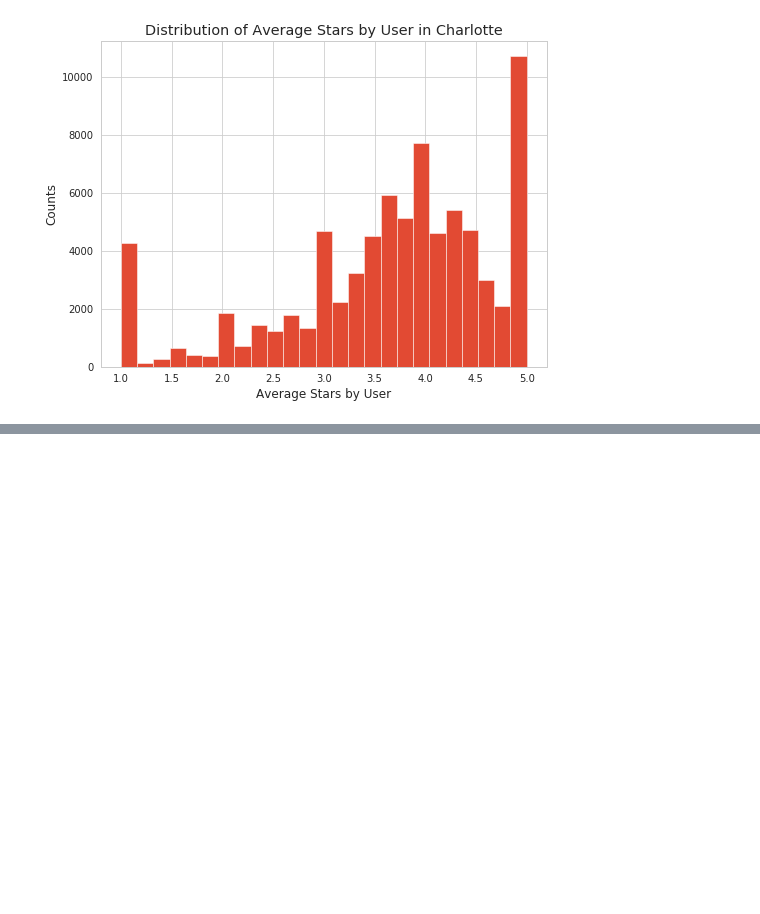
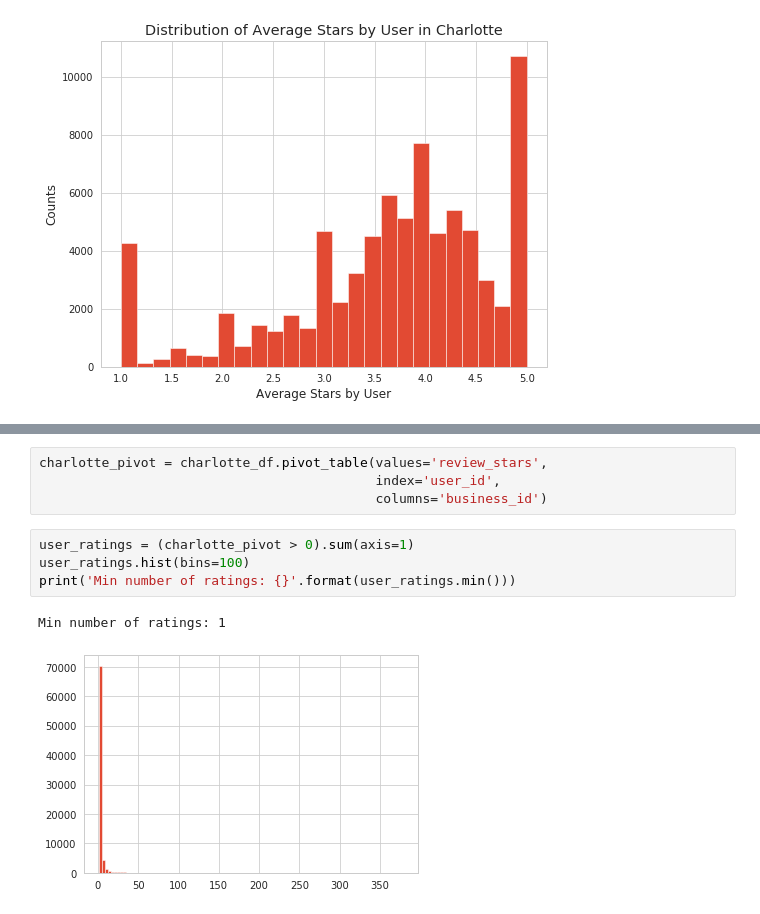
Before and after one commit to unclebrod/YelpRecommender, a Jupyter notebook: workbook.ipynb, the cells around one changed output, grey strips where cells are left out. Saved outputs shown, nothing was run; the diff lists cells and outputs as text; blank space fills up the shorter version.

```diff
--- a/workbook.ipynb
+++ b/workbook.ipynb
@@ -430,0 +512,11 @@ array([[<matplotlib.axes._subplots.AxesSubplot object at 0x...>]],
+# %%
+charlotte_pivot = charlotte_df.pivot_table(values='review_stars',
+                                           index='user_id',
+                                           columns='business_id')
+# %%
+user_ratings = (charlotte_pivot > 0).sum(axis=1)
+user_ratings.hist(bins=100)
+print('Min number of ratings: {}'.format(user_ratings.min()))
+# %% [output]
+Min number of ratings: 1
+[figure, added]
```
Also changed, not shown: parts of 23 cells of this notebook.
